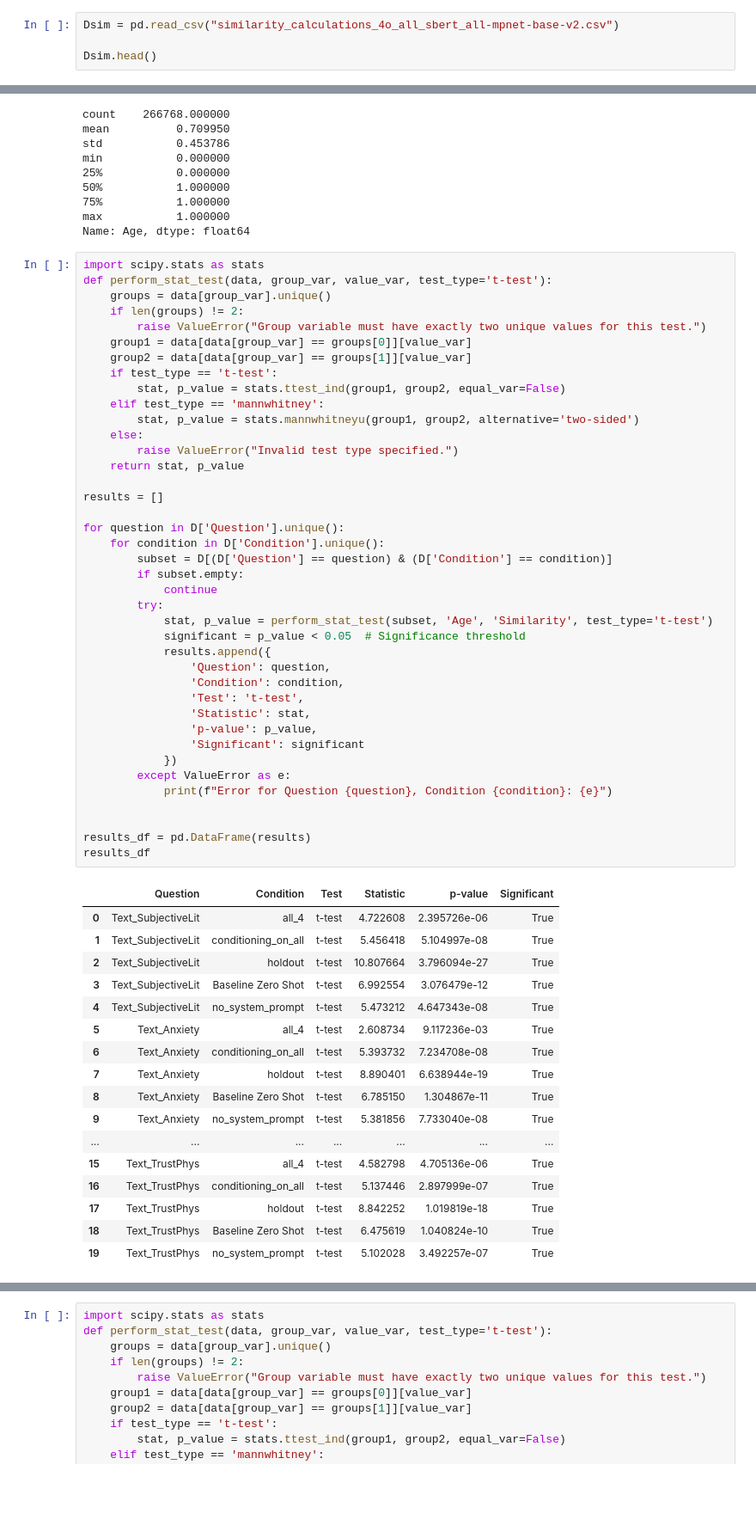
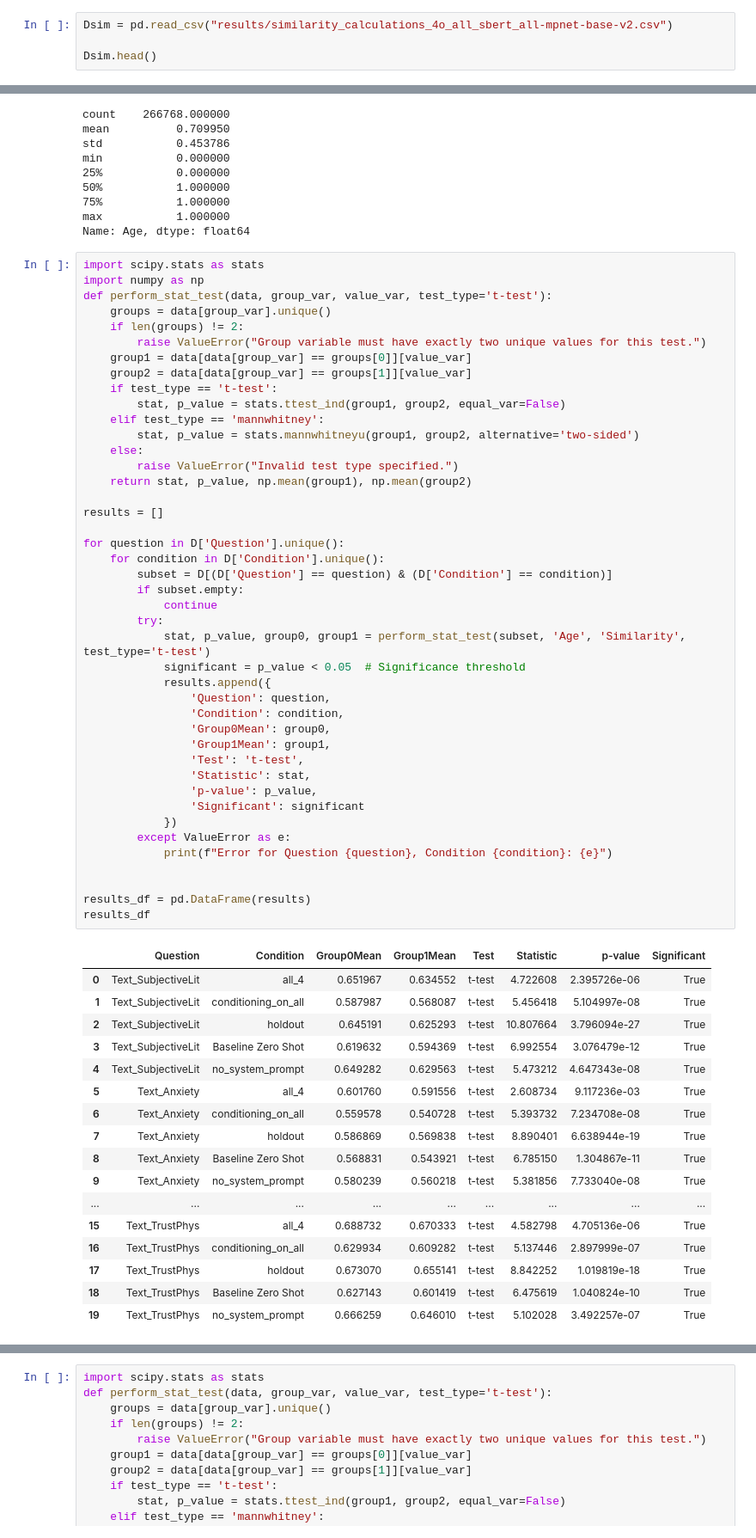
Before and after one commit to nd-hal/psych-agent-llm, a Jupyter notebook: plotsByDems(gpt4o)_mpnet-base-v2.ipynb, the cells around one changed output, grey strips where cells are left out. Shown at 86% size. Saved outputs shown, nothing was run; the diff lists cells and outputs as text; blank space fills up the shorter version.

```diff
--- a/plotsByDems(gpt4o)_mpnet-base-v2.ipynb
+++ b/plotsByDems(gpt4o)_mpnet-base-v2.ipynb
@@ -5,7 +5,7 @@ Inspired by https://arxiv.org/abs/2410.19599
 # %%
 import pandas as pd
 # %%
-Dsim = pd.read_csv("similarity_calculations_4o_all_sbert_all-mpnet-base-v2.csv")
+Dsim = pd.read_csv("results/similarity_calculations_4o_all_sbert_all-mpnet-base-v2.csv")
 
 Dsim.head()
 # %% [output]
@@ -170,6 +175,7 @@ max           1.000000
 Name: Age, dtype: float64
 # %%
 import scipy.stats as stats
+import numpy as np
 def perform_stat_test(data, group_var, value_var, test_type='t-test'):
     groups = data[group_var].unique()
     if len(groups) != 2:
@@ -180,52 +186,54 @@ def perform_stat_test(data, group_var, value_var, test_type='t-test'):
         stat, p_value = stats.ttest_ind(group1, group2, equal_var=False)
     elif test_type == 'mannwhitney':
         stat, p_value = stats.mannwhitneyu(group1, group2, alternative='two-sided')
     else:
         raise ValueError("Invalid test type specified.")
-    return stat, p_value
+    return stat, p_value, np.mean(group1), np.mean(group2)
 
 results = []
 
 for question in D['Question'].unique():
     for condition in D['Condition'].unique():
         subset = D[(D['Question'] == question) & (D['Condition'] == condition)]
         if subset.empty:
             continue
         try:
-            stat, p_value = perform_stat_test(subset, 'Age', 'Similarity', test_type='t-test')
+            stat, p_value, group0, group1 = perform_stat_test(subset, 'Age', 'Similarity', test_type='t-test')
             significant = p_value < 0.05  # Significance threshold
             results.append({
                 'Question': question,
                 'Condition': condition,
+                'Group0Mean': group0,
+                'Group1Mean': group1,
                 'Test': 't-test',
                 'Statistic': stat,
                 'p-value': p_value,
                 'Significant': significant
             })
         except ValueError as e:
             print(f"Error for Question {question}, Condition {condition}: {e}")
 
 
 results_df = pd.DataFrame(results)
 results_df
 # %% [output]
-|  | Question | Condition | Test | Statistic | p-value | Significant |
-| 0 | Text_SubjectiveLit | all_4 | t-test | 4.722608 | 2.395726e-06 | True |
-| 1 | Text_SubjectiveLit | conditioning_on_all | t-test | 5.456418 | 5.104997e-08 | True |
-| 2 | Text_SubjectiveLit | holdout | t-test | 10.807664 | 3.796094e-27 | True |
-| 3 | Text_SubjectiveLit | Baseline Zero Shot | t-test | 6.992554 | 3.076479e-12 | True |
-| 4 | Text_SubjectiveLit | no_system_prompt | t-test | 5.473212 | 4.647343e-08 | True |
-| 5 | Text_Anxiety | all_4 | t-test | 2.608734 | 9.117236e-03 | True |
-| 6 | Text_Anxiety | conditioning_on_all | t-test | 5.393732 | 7.234708e-08 | True |
-| 7 | Text_Anxiety | holdout | t-test | 8.890401 | 6.638944e-19 | True |
-| 8 | Text_Anxiety | Baseline Zero Shot | t-test | 6.785150 | 1.304867e-11 | True |
-| 9 | Text_Anxiety | no_system_prompt | t-test | 5.381856 | 7.733040e-08 | True |
-| ... | ... | ... | ... | ... | ... | ... |
-| 15 | Text_TrustPhys | all_4 | t-test | 4.582798 | 4.705136e-06 | True |
-| 16 | Text_TrustPhys | conditioning_on_all | t-test | 5.137446 | 2.897999e-07 | True |
-| 17 | Text_TrustPhys | holdout | t-test | 8.842252 | 1.019819e-18 | True |
-| 18 | Text_TrustPhys | Baseline Zero Shot | t-test | 6.475619 | 1.040824e-10 | True |
-| 19 | Text_TrustPhys | no_system_prompt | t-test | 5.102028 | 3.492257e-07 | True |
+|  | Question | Condition | Group0Mean | Group1Mean | Test | Statistic | p-value | Significant |
+| 0 | Text_SubjectiveLit | all_4 | 0.651967 | 0.634552 | t-test | 4.722608 | 2.395726e-06 | True |
+| 1 | Text_SubjectiveLit | conditioning_on_all | 0.587987 | 0.568087 | t-test | 5.456418 | 5.104997e-08 | True |
+| 2 | Text_SubjectiveLit | holdout | 0.645191 | 0.625293 | t-test | 10.807664 | 3.796094e-27 | True |
+| 3 | Text_SubjectiveLit | Baseline Zero Shot | 0.619632 | 0.594369 | t-test | 6.992554 | 3.076479e-12 | True |
+| 4 | Text_SubjectiveLit | no_system_prompt | 0.649282 | 0.629563 | t-test | 5.473212 | 4.647343e-08 | True |
+| 5 | Text_Anxiety | all_4 | 0.601760 | 0.591556 | t-test | 2.608734 | 9.117236e-03 | True |
+| 6 | Text_Anxiety | conditioning_on_all | 0.559578 | 0.540728 | t-test | 5.393732 | 7.234708e-08 | True |
+| 7 | Text_Anxiety | holdout | 0.586869 | 0.569838 | t-test | 8.890401 | 6.638944e-19 | True |
+| 8 | Text_Anxiety | Baseline Zero Shot | 0.568831 | 0.543921 | t-test | 6.785150 | 1.304867e-11 | True |
+| 9 | Text_Anxiety | no_system_prompt | 0.580239 | 0.560218 | t-test | 5.381856 | 7.733040e-08 | True |
+| ... | ... | ... | ... | ... | ... | ... | ... | ... |
+| 15 | Text_TrustPhys | all_4 | 0.688732 | 0.670333 | t-test | 4.582798 | 4.705136e-06 | True |
+| 16 | Text_TrustPhys | conditioning_on_all | 0.629934 | 0.609282 | t-test | 5.137446 | 2.897999e-07 | True |
+| 17 | Text_TrustPhys | holdout | 0.673070 | 0.655141 | t-test | 8.842252 | 1.019819e-18 | True |
+| 18 | Text_TrustPhys | Baseline Zero Shot | 0.627143 | 0.601419 | t-test | 6.475619 | 1.040824e-10 | True |
+| 19 | Text_TrustPhys | no_system_prompt | 0.666259 | 0.646010 | t-test | 5.102028 | 3.492257e-07 | True |
 # %%
 import matplotlib.pyplot as plt
 import seaborn as sns
```
Also changed, not shown: parts of 2 cells of this notebook, 1 other file.
